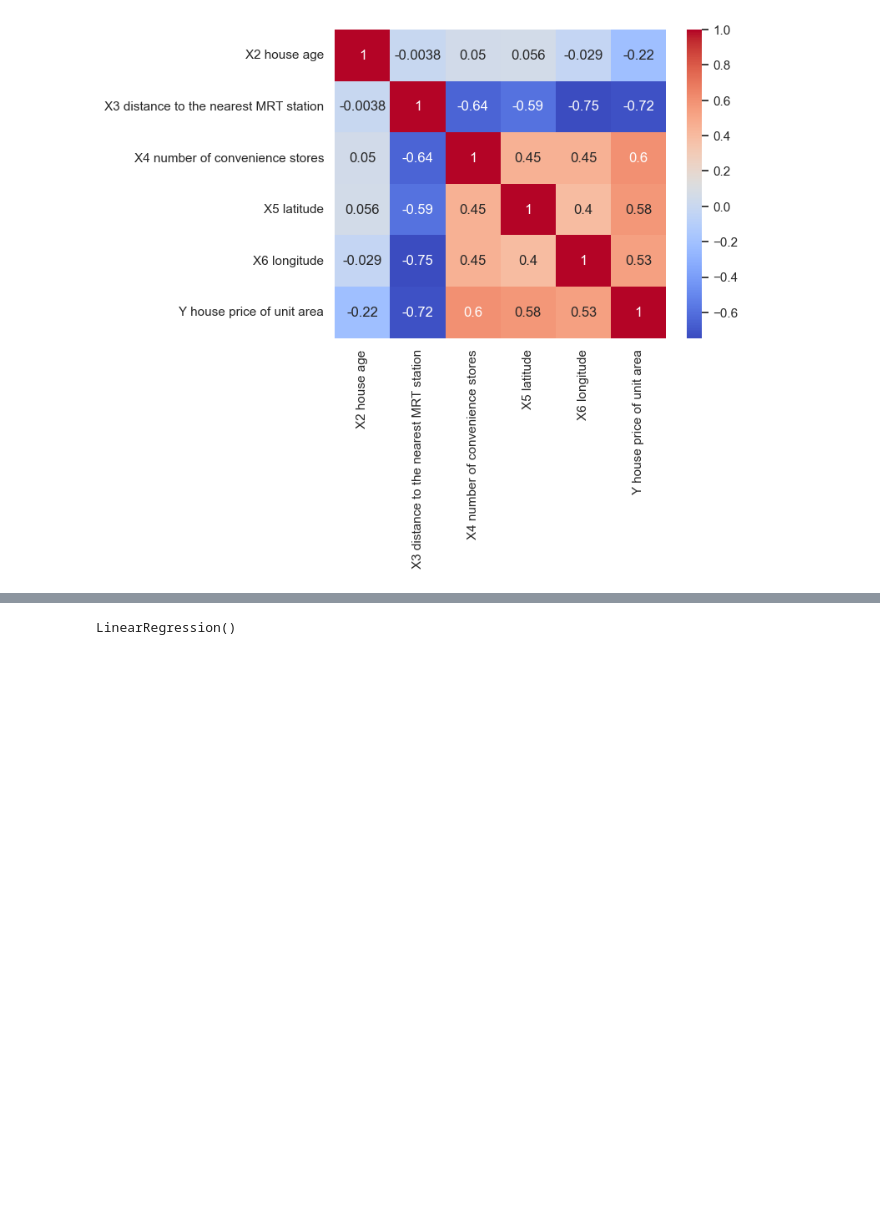
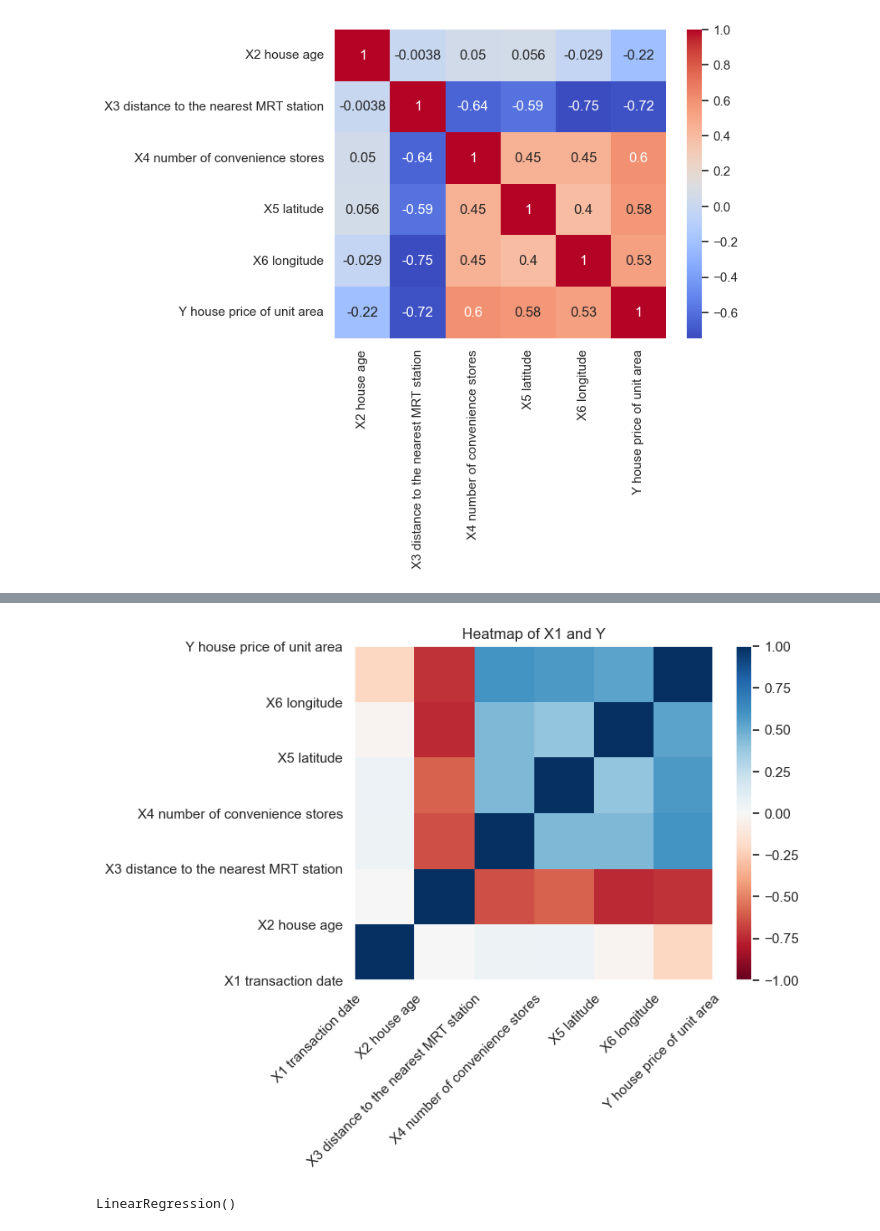
Before and after one commit to Hort-Hourpheng/Assignment, a Jupyter notebook: Data_Visualization_M080215.ipynb, the cells around one changed output, grey strips where cells are left out. Drawn from its saved outputs; the diff is of its cells as text; code cells hidden in the pictures; blank space fills up the shorter version.

```diff
--- a/Data_Visualization_M080215.ipynb
+++ b/Data_Visualization_M080215.ipynb
@@ -455,3 +502,18 @@ sns.heatmap(cr,annot=True,cmap="coolwarm")
+# %%
+col=df.columns.to_list()
+# %%
+fig, hm=plt.subplots()
+hm.set_xticklabels(col)
+hm.set_yticklabels(col)
+plt.pcolormesh(cr, cmap='RdBu',vmin=-1,vmax=1)
+plt.title("Heatmap of X1 and Y")
+plt.setp(hm.get_xticklabels(),rotation=45,ha="right",
+         rotation_mode="anchor")
+plt.setp(hm.get_yticklabels(),rotation=0,ha="right")
+plt.colorbar()
+plt.show()
+# %% [output]
+[figure, added]
 # %%
 df_capped.drop(columns=["X2 house age","X6 longitude"],inplace=True)
 # %%
```
Also changed, not shown: parts of 8 cells of this notebook, 2 other files.
